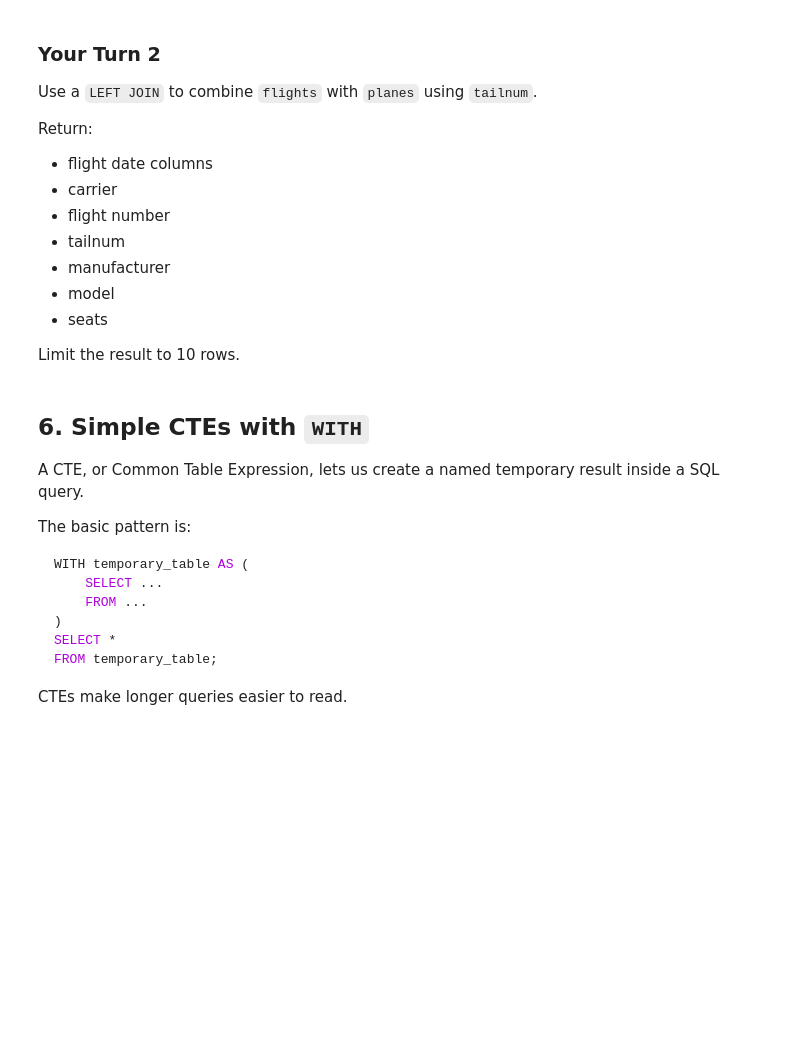
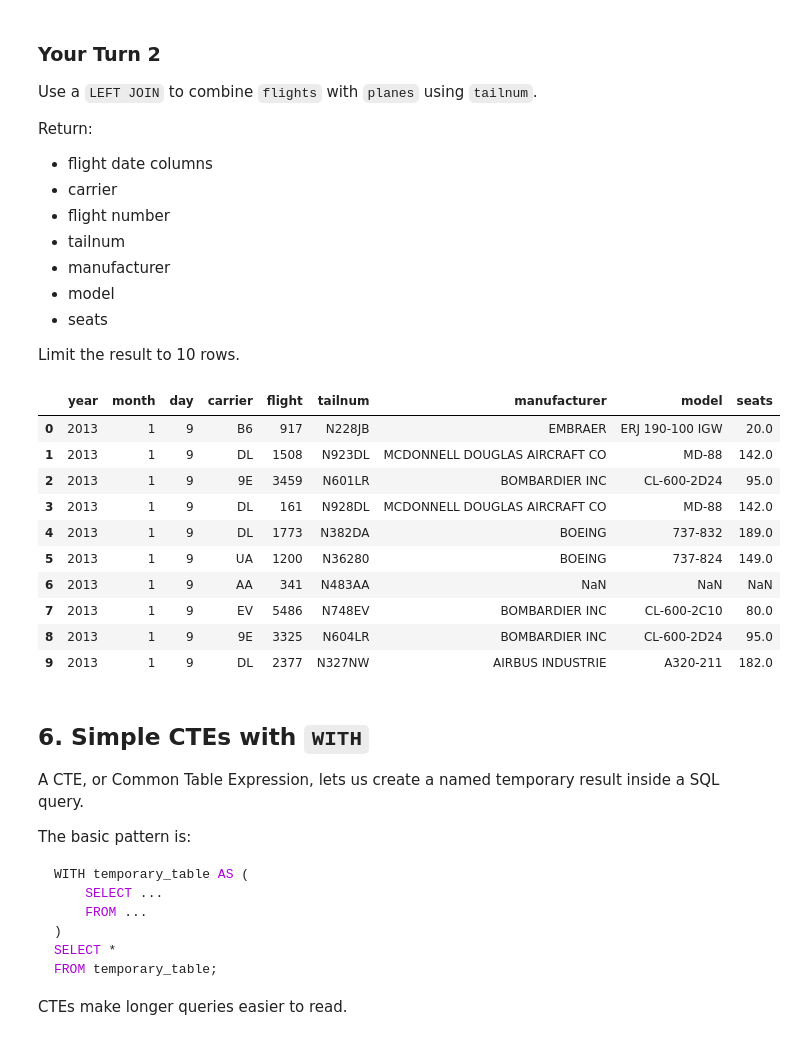
Before and after one commit to ehls1703-wq/ban6003-week-09-10-sql-abt-enrique-lopez, a Jupyter notebook: notebooks/module10_sql_joins_abt_guided_lab.ipynb, the cells around one changed output. Drawn from its saved outputs; the diff is of its cells as text; code cells hidden in the pictures; blank space fills up the shorter version.

Commit message:
Complete Module 10 SQL joins and ABT lab

```diff
--- a/notebooks/module10_sql_joins_abt_guided_lab.ipynb
+++ b/notebooks/module10_sql_joins_abt_guided_lab.ipynb
@@ -349,13 +422,39 @@ Return:
 
 Limit the result to 10 rows.
 # %%
+
 # Your Turn 2
 
 query = '''
-
+SELECT
+    f.year,
+    f.month,
+    f.day,
+    f.carrier,
+    f.flight,
+    f.tailnum,
+    p.manufacturer,
+    p.model,
+    p.seats
+FROM flights AS f
+LEFT JOIN planes AS p
+    ON f.tailnum = p.tailnum
+LIMIT 10;
 '''
 
 run_query(query, engine)
+# %% [output]
+|  | year | month | day | carrier | flight | tailnum | manufacturer | model | seats |
+| 0 | 2013 | 1 | 9 | B6 | 917 | N228JB | EMBRAER | ERJ 190-100 IGW | 20.0 |
+| 1 | 2013 | 1 | 9 | DL | 1508 | N923DL | MCDONNELL DOUGLAS AIRCRAFT CO | MD-88 | 142.0 |
+| 2 | 2013 | 1 | 9 | 9E | 3459 | N601LR | BOMBARDIER INC | CL-600-2D24 | 95.0 |
+| 3 | 2013 | 1 | 9 | DL | 161 | N928DL | MCDONNELL DOUGLAS AIRCRAFT CO | MD-88 | 142.0 |
+| 4 | 2013 | 1 | 9 | DL | 1773 | N382DA | BOEING | 737-832 | 189.0 |
+| 5 | 2013 | 1 | 9 | UA | 1200 | N36280 | BOEING | 737-824 | 149.0 |
+| 6 | 2013 | 1 | 9 | AA | 341 | N483AA | NaN | NaN | NaN |
+| 7 | 2013 | 1 | 9 | EV | 5486 | N748EV | BOMBARDIER INC | CL-600-2C10 | 80.0 |
+| 8 | 2013 | 1 | 9 | 9E | 3325 | N604LR | BOMBARDIER INC | CL-600-2D24 | 95.0 |
+| 9 | 2013 | 1 | 9 | DL | 2377 | N327NW | AIRBUS INDUSTRIE | A320-211 | 182.0 |
 # %% [markdown]
 ## 6. Simple CTEs with `WITH`
 
```
Also changed, not shown: parts of 34 cells of this notebook, 2 other files.
